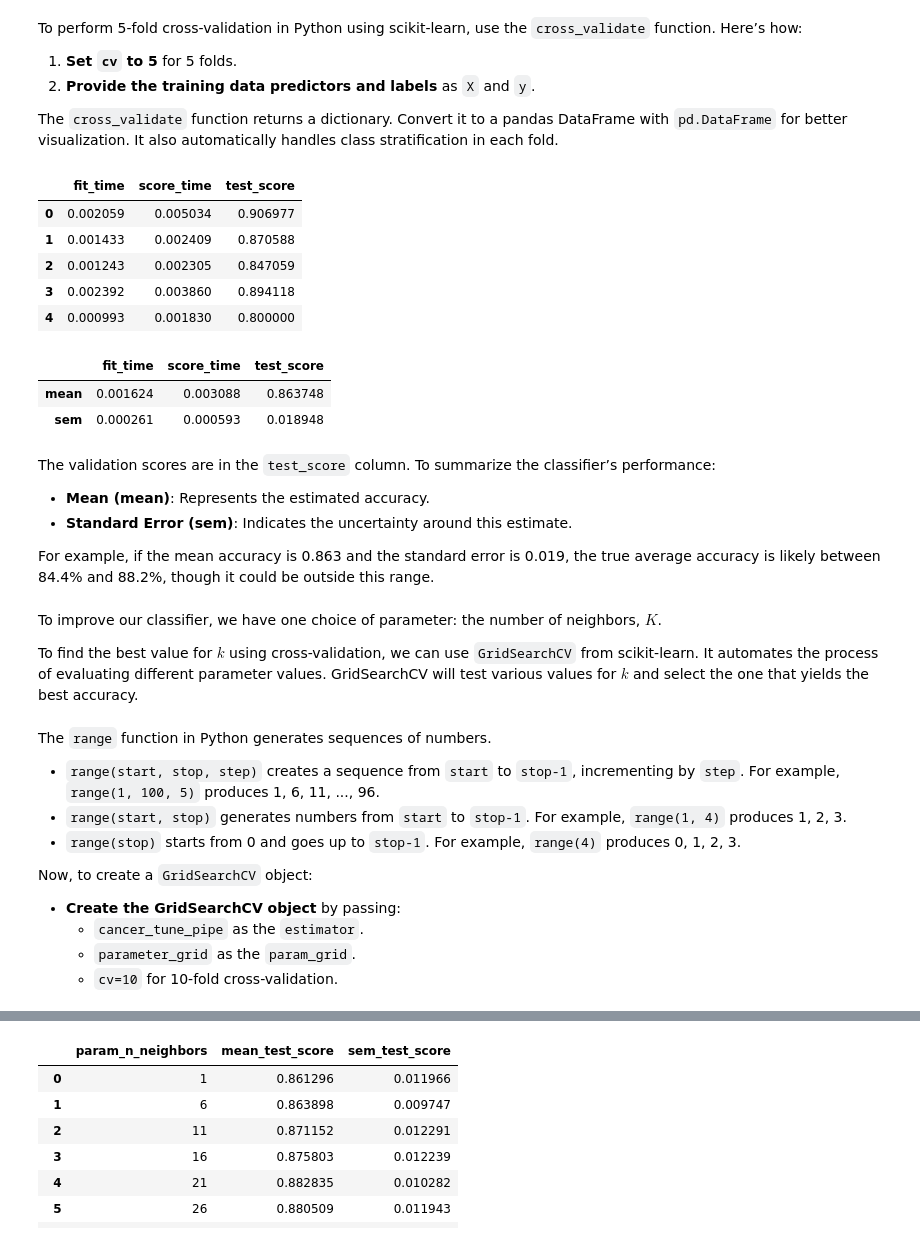
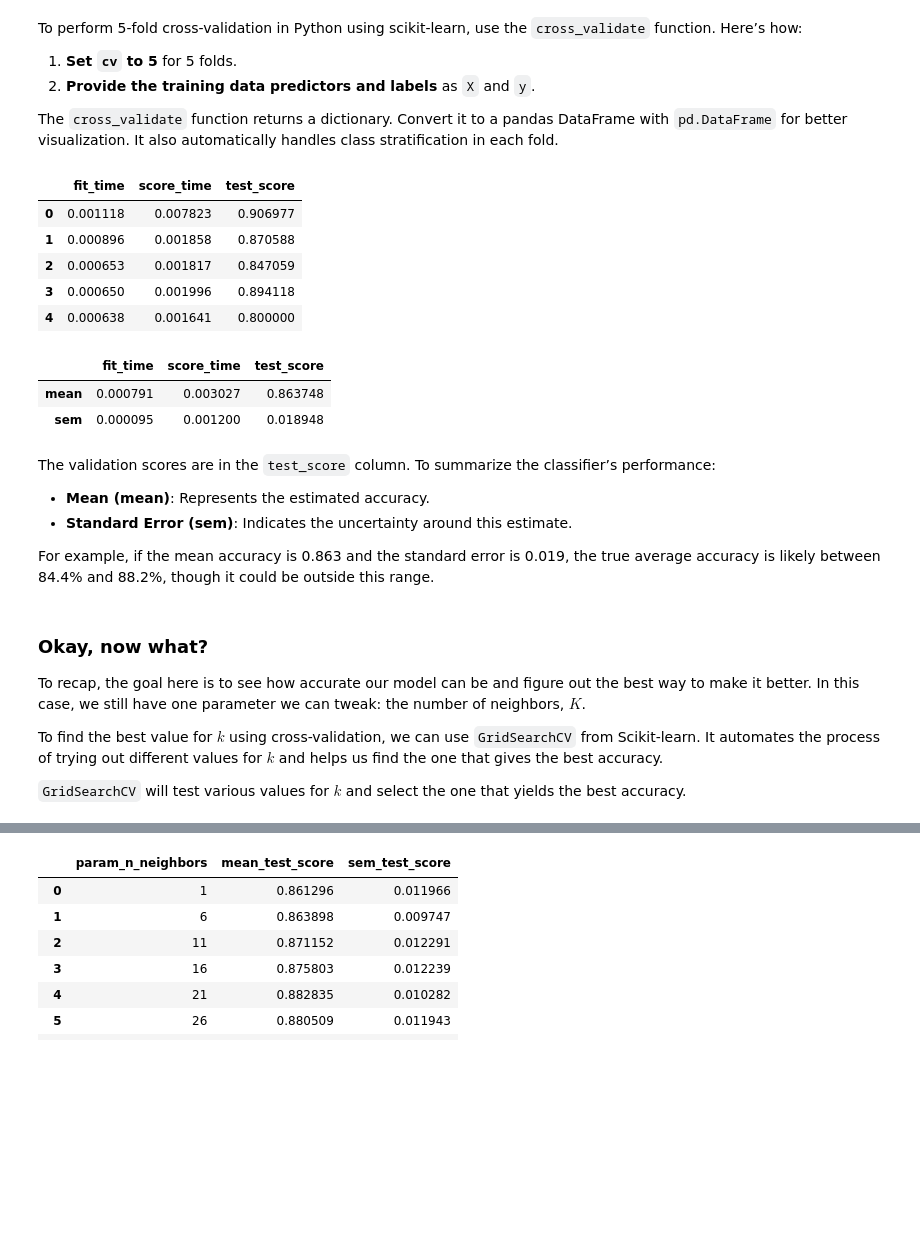
Before and after one commit to UofT-DSI/applying_statistical_concepts, a Jupyter notebook: 01_materials/notebooks/Classification-2.ipynb, the cells around one changed output, grey strips where cells are left out. Saved outputs shown, nothing was run; the diff lists cells and outputs as text; code cells hidden in the pictures; blank space fills up the shorter version.

```diff
--- a/01_materials/notebooks/Classification-2.ipynb
+++ b/01_materials/notebooks/Classification-2.ipynb
@@ -316,31 +341,34 @@ The `cross_validate` function returns a dictionary. Convert it to a pandas DataF
 # %%
 knn = KNeighborsClassifier(n_neighbors=3)
 X = cancer_train[["perimeter_mean", "concavity_mean"]]
 y = cancer_train["diagnosis"]
-cv_5_df = pd.DataFrame(
-    cross_validate(
-        estimator=knn,
-        cv=5,
-        X=X,
-        y=y
-    )
+
+returned_dictionary = cross_validate(
+    estimator=knn,
+    cv=5,    # setting up the cross validation number
+    X=X,
+    y=y
 )
 
+cv_5_df = pd.DataFrame(returned_dictionary)    # Converting it to pandas DataFrame
+
 cv_5_df
 # %% [output]
 |  | fit_time | score_time | test_score |
-| 0 | 0.002059 | 0.005034 | 0.906977 |
-| 1 | 0.001433 | 0.002409 | 0.870588 |
-| 2 | 0.001243 | 0.002305 | 0.847059 |
-| 3 | 0.002392 | 0.003860 | 0.894118 |
-| 4 | 0.000993 | 0.001830 | 0.800000 |
+| 0 | 0.001118 | 0.007823 | 0.906977 |
+| 1 | 0.000896 | 0.001858 | 0.870588 |
+| 2 | 0.000653 | 0.001817 | 0.847059 |
+| 3 | 0.000650 | 0.001996 | 0.894118 |
+| 4 | 0.000638 | 0.001641 | 0.800000 |
-# %%
-cv_5_metrics = cv_5_df.agg(["mean", "sem"])
-cv_5_metrics
-# %% [output]
-|  | fit_time | score_time | test_score |
-| mean | 0.001624 | 0.003088 | 0.863748 |
-| sem | 0.000261 | 0.000593 | 0.018948 |
+# %%
+# Compute mean and standard error of the mean (SEM) for each column
+cv_5_metrics = cv_5_df.agg(["mean", "sem"])
+
+cv_5_metrics
+# %% [output]
+|  | fit_time | score_time | test_score |
+| mean | 0.000791 | 0.003027 | 0.863748 |
+| sem | 0.000095 | 0.001200 | 0.018948 |
 # %% [markdown]
 The validation scores are in the `test_score` column. To summarize the classifier’s performance:
 
@@ -349,20 +377,10 @@ The validation scores are in the `test_score` column. To summarize the classifie
 
 For example, if the mean accuracy is 0.863 and the standard error is 0.019, the true average accuracy is likely between 84.4% and 88.2%, though it could be outside this range.
 # %% [markdown]
-To improve our classifier, we have one choice of parameter: the number of neighbors, $K$.
+### Okay, now what?
 
-To find the best value for $k$ using cross-validation, we can use `GridSearchCV` from scikit-learn. It automates the process of evaluating different parameter values.
-GridSearchCV will test various values for $k$ and select the one that yields the best accuracy.
+To recap, the goal here is to see how accurate our model can be and figure out the best way to make it better. In this case, we still have one parameter we can tweak: the number of neighbors, $K$.
+
+To find the best value for $k$ using cross-validation, we can use `GridSearchCV` from Scikit-learn. It automates the process of trying out different values for $k$ and helps us find the one that gives the best accuracy.
+
+`GridSearchCV` will test various values for $k$ and select the one that yields the best accuracy.
-# %% [markdown]
-The `range` function in Python generates sequences of numbers.
-
-- `range(start, stop, step)` creates a sequence from `start` to `stop-1`, incrementing by `step`. For example, `range(1, 100, 5)` produces 1, 6, 11, ..., 96.
-- `range(start, stop)` generates numbers from `start` to `stop-1`. For example, `range(1, 4)` produces 1, 2, 3.
-- `range(stop)` starts from 0 and goes up to `stop-1`. For example, `range(4)` produces 0, 1, 2, 3.
-
-Now, to create a `GridSearchCV` object:
-
--  **Create the GridSearchCV object** by passing:
-   - `cancer_tune_pipe` as the `estimator`.
-   - `parameter_grid` as the `param_grid`.
-   - `cv=10` for 10-fold cross-validation.
```
Also changed, not shown: parts of 37 cells of this notebook, 9 other files.
